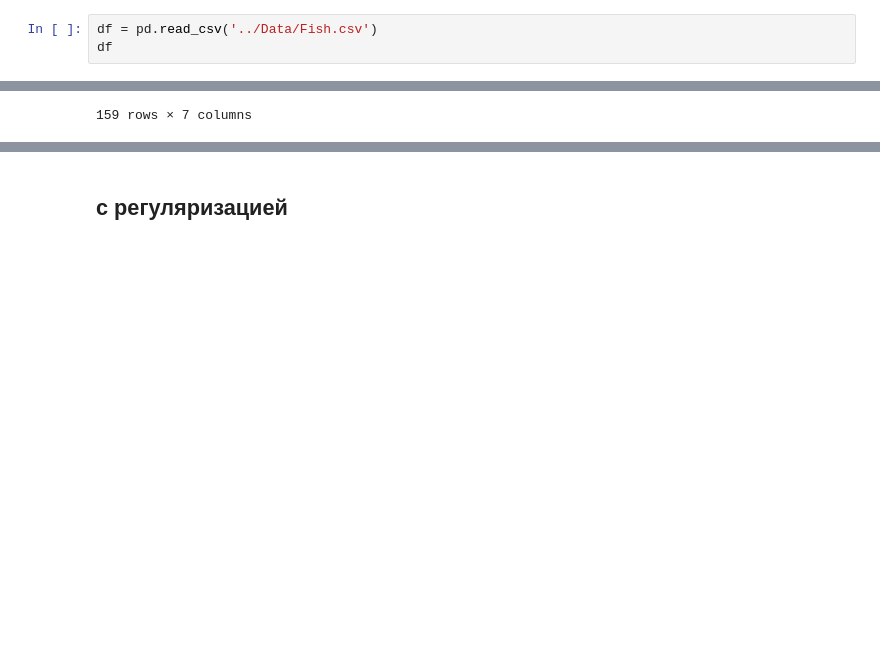
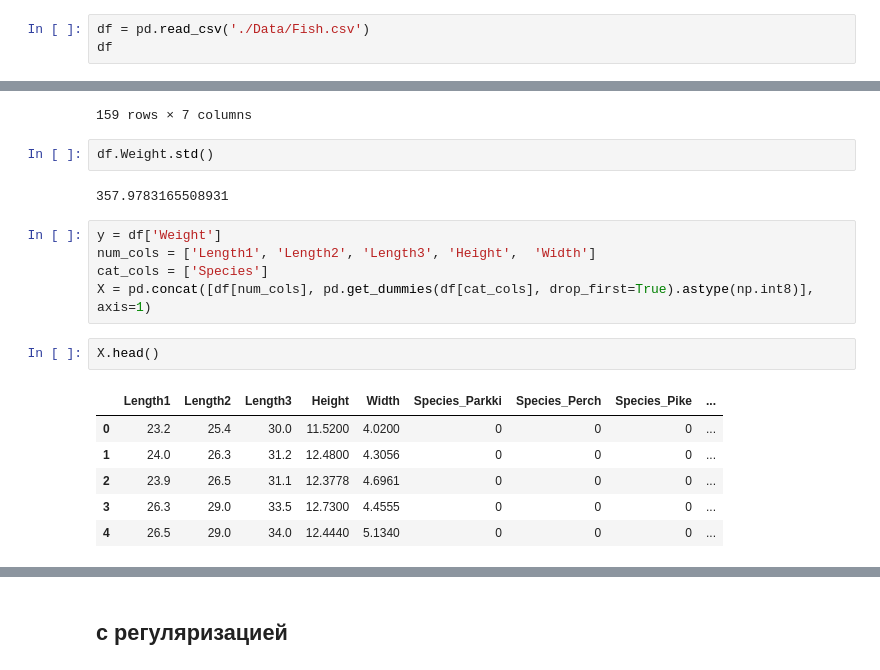
Before and after one commit to igumnov-daniel/HOCK_FEBRUARY_2023, a Jupyter notebook: 12_ML_2_regularization/12_2_gradient.ipynb, the cells around one changed output, grey strips where cells are left out. Saved outputs shown, nothing was run; the diff lists cells and outputs as text; blank space fills up the shorter version.

```diff
--- a/12_ML_2_regularization/12_2_gradient.ipynb
+++ b/12_ML_2_regularization/12_2_gradient.ipynb
@@ -288,7 +295,7 @@ Our dependent variable is 'Weight'. Independent variables are 'species', differe
 # %% [markdown]
 $ Weight = w_0 + w_1 * Length1 + w_2 * Length2 + w_3 * Length3 + w_4 * Height + w_5 * Width$
 # %%
-df = pd.read_csv('../Data/Fish.csv')
+df = pd.read_csv('./Data/Fish.csv')
 df
 # %% [output]
 |  | Species | Weight | Length1 | Length2 | Length3 | Height | Width |
@@ -304,3 +311,21 @@ df
 | 157 | Smelt | 19.7 | 13.2 | 14.3 | 15.2 | 2.8728 | 2.0672 |
 | 158 | Smelt | 19.9 | 13.8 | 15.0 | 16.2 | 2.9322 | 1.8792 |
 159 rows × 7 columns
+# %%
+df.Weight.std()
+# %% [output]
+357.9783165508931
+# %%
+y = df['Weight']
+num_cols = ['Length1', 'Length2', 'Length3', 'Height', 	'Width']
+cat_cols = ['Species']
+X = pd.concat([df[num_cols], pd.get_dummies(df[cat_cols], drop_first=True).astype(np.int8)], axis=1)
+# %%
+X.head()
+# %% [output]
+|  | Length1 | Length2 | Length3 | Height | Width | Species_Parkki | Species_Perch | Species_Pike | ... |
+| 0 | 23.2 | 25.4 | 30.0 | 11.5200 | 4.0200 | 0 | 0 | 0 | ... |
+| 1 | 24.0 | 26.3 | 31.2 | 12.4800 | 4.3056 | 0 | 0 | 0 | ... |
+| 2 | 23.9 | 26.5 | 31.1 | 12.3778 | 4.6961 | 0 | 0 | 0 | ... |
+| 3 | 26.3 | 29.0 | 33.5 | 12.7300 | 4.4555 | 0 | 0 | 0 | ... |
+| 4 | 26.5 | 29.0 | 34.0 | 12.4440 | 5.1340 | 0 | 0 | 0 | ... |
```
Also changed, not shown: parts of 29 cells of this notebook.
